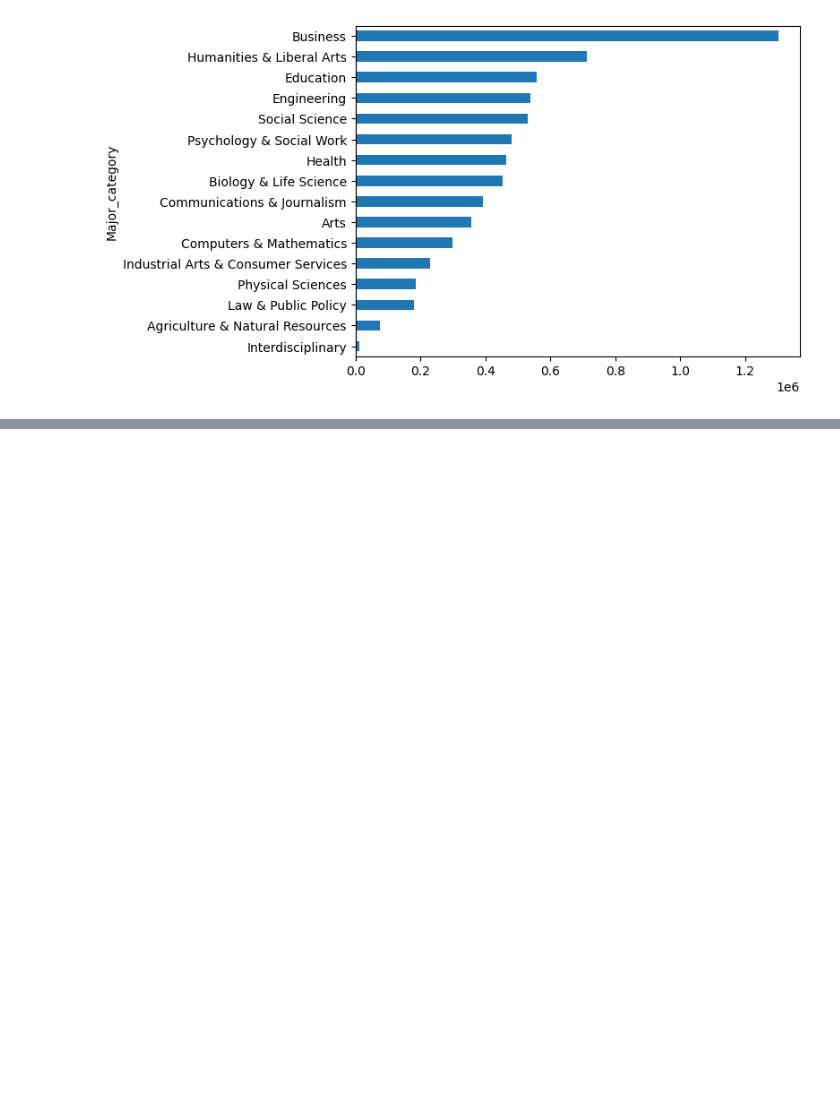
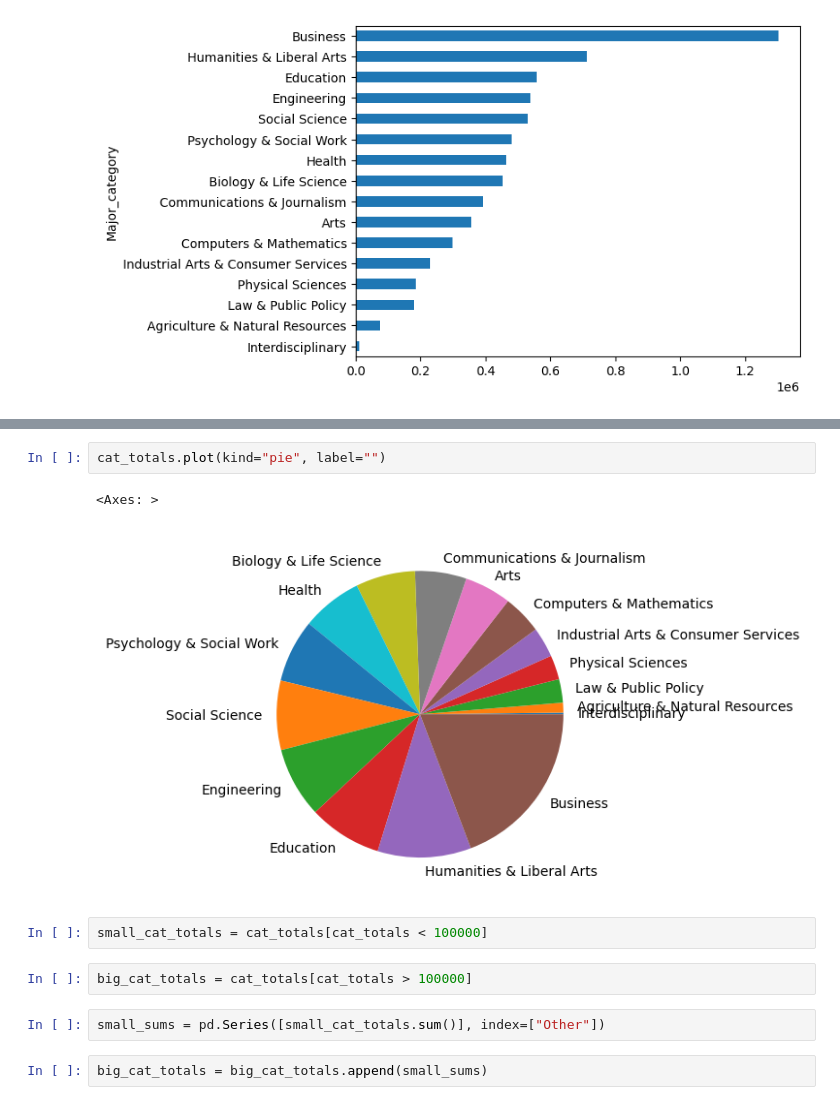
Before and after one commit to felipesebben/Pandas_learning_path, a Jupyter notebook: 7_plot_with_pandas/plot_pandas_viz_basics.ipynb, the cells around one changed output, grey strips where cells are left out. Saved outputs shown, nothing was run; the diff lists cells and outputs as text; blank space fills up the shorter version.

```diff
--- a/7_plot_with_pandas/plot_pandas_viz_basics.ipynb
+++ b/7_plot_with_pandas/plot_pandas_viz_basics.ipynb
@@ -251,0 +258,13 @@ cat_totals.plot(kind="barh", fontsize=10)
+# %%
+cat_totals.plot(kind="pie", label="")
+# %% [output]
+<Axes: >
+[figure, added]
+# %%
+small_cat_totals = cat_totals[cat_totals < 100000]
+# %%
+big_cat_totals = cat_totals[cat_totals > 100000]
+# %%
+small_sums = pd.Series([small_cat_totals.sum()], index=["Other"])
+# %%
+big_cat_totals = big_cat_totals.append(small_sums)
```
Also changed, not shown: parts of 6 cells of this notebook.
